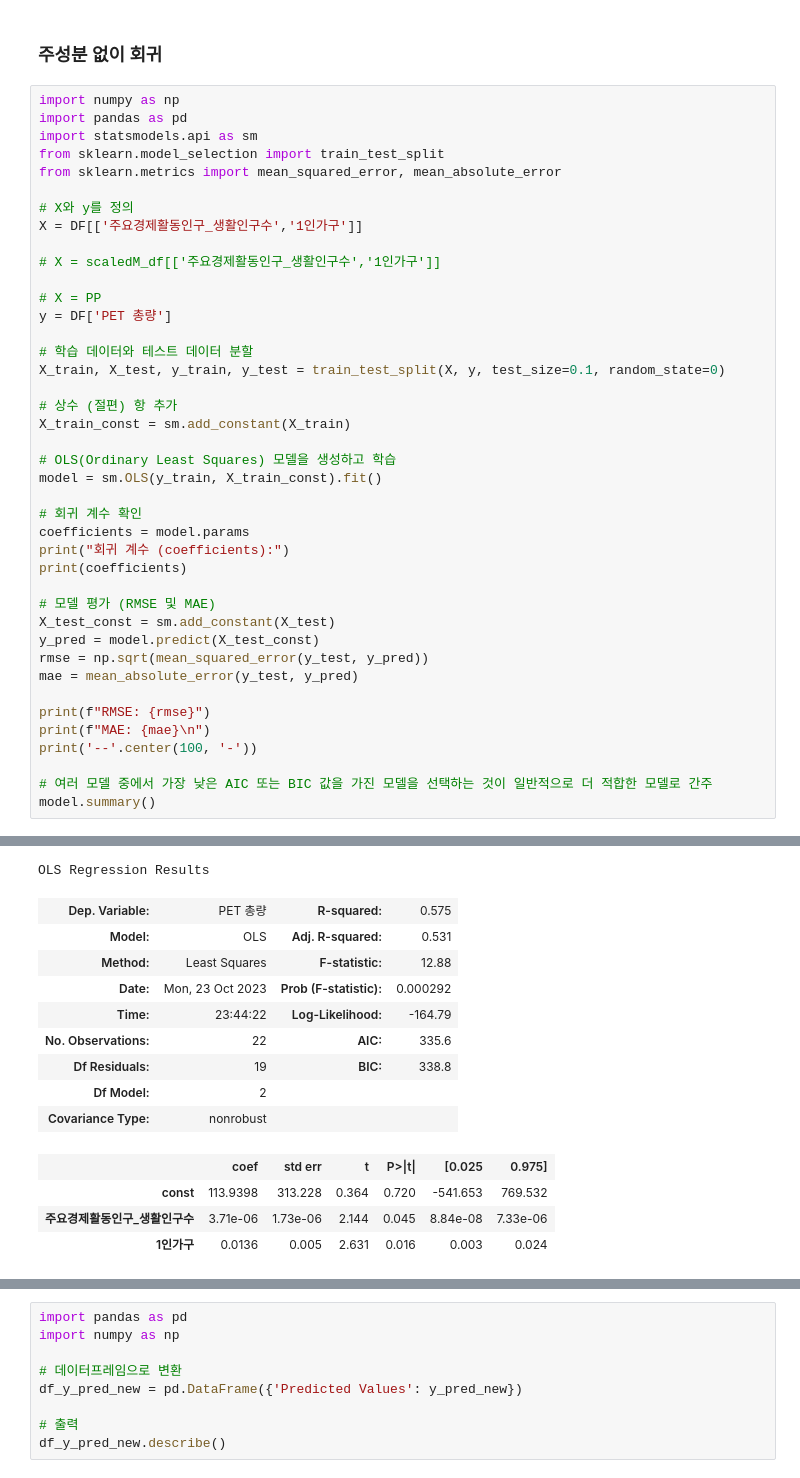
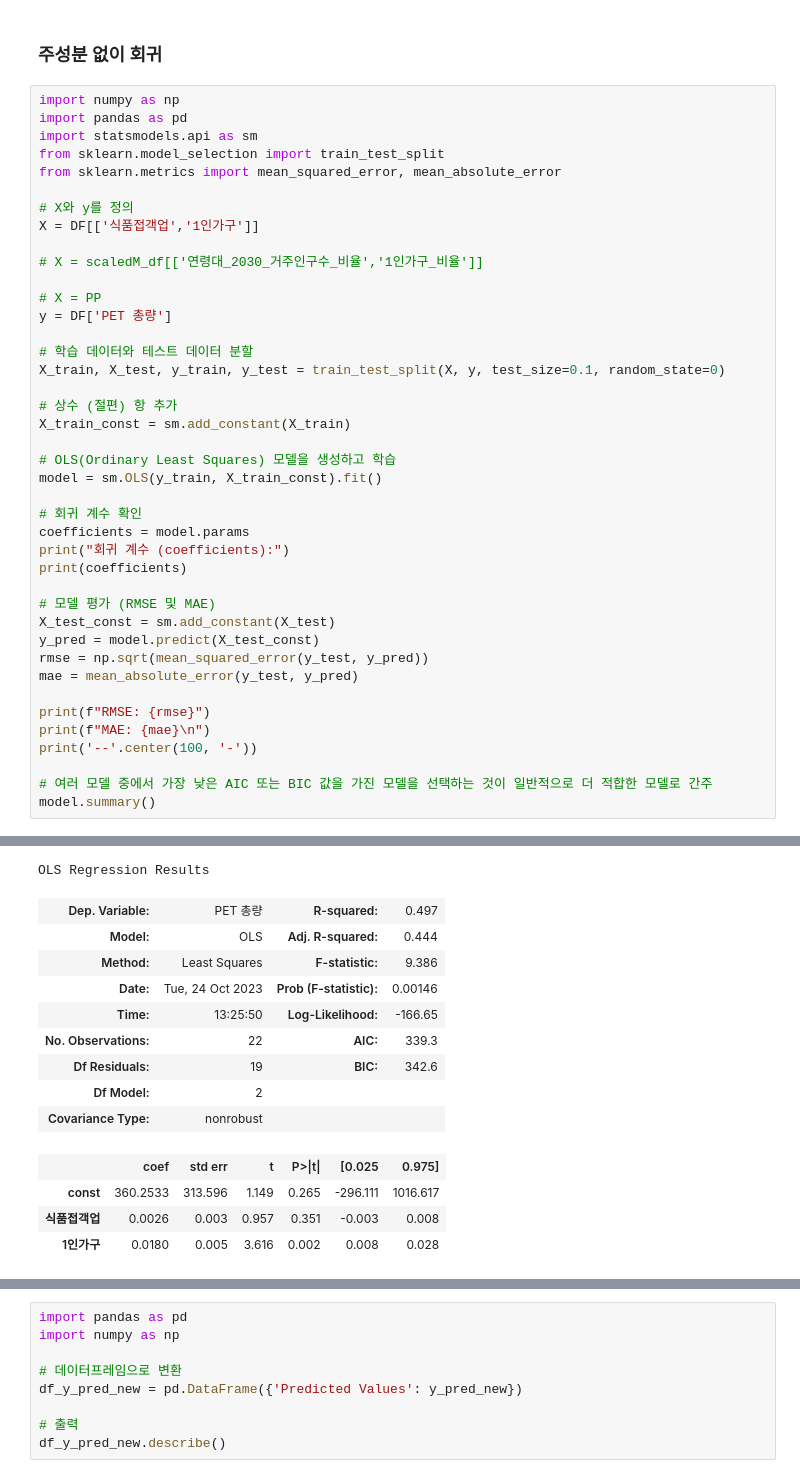
Before and after one commit to GyudongHan/Project_1, a Jupyter notebook: 프로젝트 2/다중회귀_baseline_응용1.ipynb, the cells around one changed output, grey strips where cells are left out. Cells and saved outputs as stored; diff of their text form.

```diff
--- a/프로젝트 2/다중회귀_baseline_응용1.ipynb
+++ b/프로젝트 2/다중회귀_baseline_응용1.ipynb
@@ -199,9 +201,9 @@ from sklearn.model_selection import train_test_split
 from sklearn.metrics import mean_squared_error, mean_absolute_error
 
 # X와 y를 정의
-X = DF[['주요경제활동인구_생활인구수','1인가구']]
+X = DF[['식품접객업','1인가구']]
 
-# X = scaledM_df[['주요경제활동인구_생활인구수','1인가구']]
+# X = scaledM_df[['연령대_2030_거주인구수_비율','1인가구_비율']]
 
 # X = PP
 y = DF['PET 총량']
@@ -243,16 +245,16 @@ MAE: 149.77696738768236
 
 ----------------------------------------------------------------------------------------------------
 OLS Regression Results
-| Dep. Variable: | PET 총량 | R-squared: | 0.575 |
-| Model: | OLS | Adj. R-squared: | 0.531 |
-| Method: | Least Squares | F-statistic: | 12.88 |
-| Date: | Mon, 23 Oct 2023 | Prob (F-statistic): | 0.000292 |
-| Time: | 23:44:22 | Log-Likelihood: | -164.79 |
-| No. Observations: | 22 | AIC: | 335.6 |
-| Df Residuals: | 19 | BIC: | 338.8 |
+| Dep. Variable: | PET 총량 | R-squared: | 0.497 |
+| Model: | OLS | Adj. R-squared: | 0.444 |
+| Method: | Least Squares | F-statistic: | 9.386 |
+| Date: | Tue, 24 Oct 2023 | Prob (F-statistic): | 0.00146 |
+| Time: | 13:25:50 | Log-Likelihood: | -166.65 |
+| No. Observations: | 22 | AIC: | 339.3 |
+| Df Residuals: | 19 | BIC: | 342.6 |
 | Df Model: | 2 |  |  |
 | Covariance Type: | nonrobust |  |  |
 |  | coef | std err | t | P>|t| | [0.025 | 0.975] |
-| const | 113.9398 | 313.228 | 0.364 | 0.720 | -541.653 | 769.532 |
-| 주요경제활동인구_생활인구수 | 3.71e-06 | 1.73e-06 | 2.144 | 0.045 | 8.84e-08 | 7.33e-06 |
-| 1인가구 | 0.0136 | 0.005 | 2.631 | 0.016 | 0.003 | 0.024 |
+| const | 360.2533 | 313.596 | 1.149 | 0.265 | -296.111 | 1016.617 |
+| 식품접객업 | 0.0026 | 0.003 | 0.957 | 0.351 | -0.003 | 0.008 |
+| 1인가구 | 0.0180 | 0.005 | 3.616 | 0.002 | 0.008 | 0.028 |
```
Also changed, not shown: parts of 18 cells of this notebook, 3 other files.
